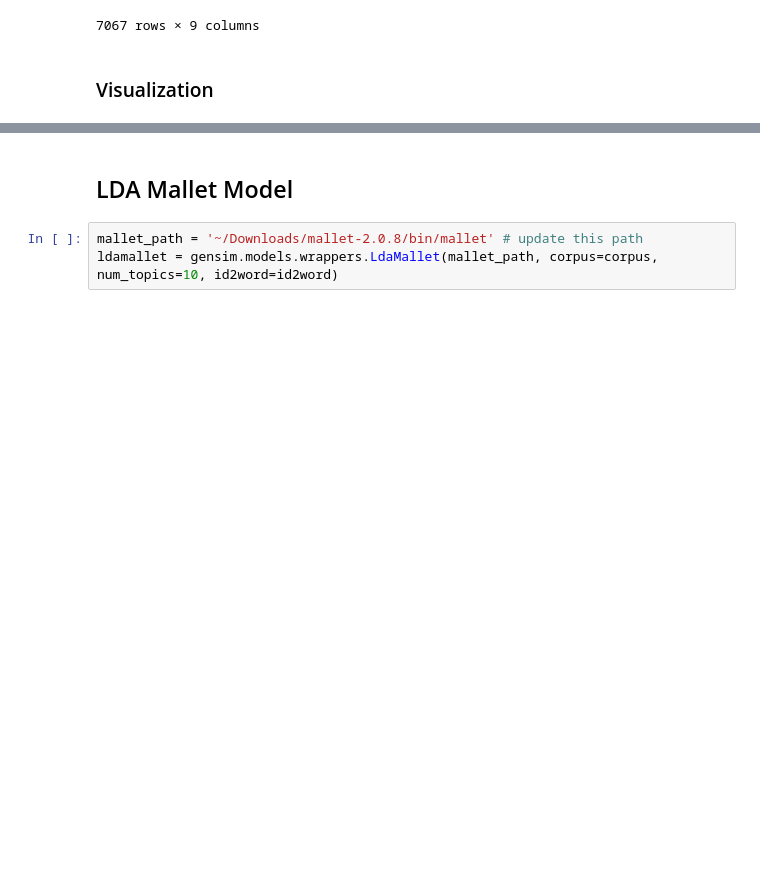
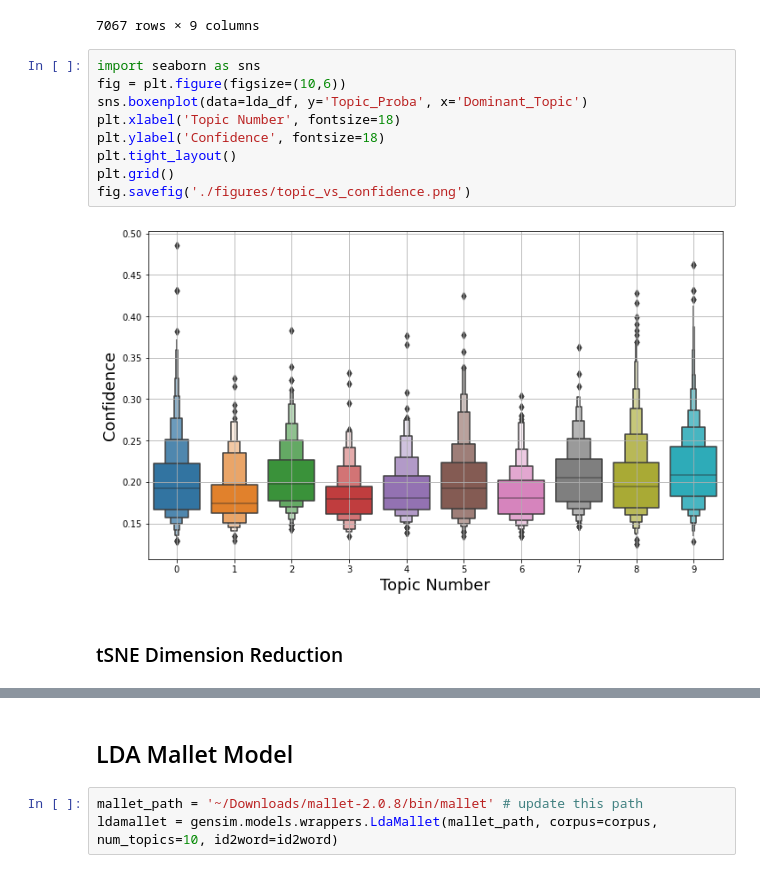
Before and after one commit to sejaldua/digesting-the-digest, a Jupyter notebook: medium-digest-topic-modeling.ipynb, the cells around one changed output, grey strips where cells are left out. Cells and saved outputs as stored; diff of their text form; blank space fills up the shorter version.

```diff
--- a/medium-digest-topic-modeling.ipynb
+++ b/medium-digest-topic-modeling.ipynb
@@ -529,8 +533,19 @@ lda_df
 | 7065 | 2020-01-01 16:30:00+00:00 | 5 scientific myths you probably b... | How a little knowledge can bring ... | Ethan Siegel | Starts With A Bang! | 8 | scientific myth probably believe ... | 0 | 0.1922 |
 | 7066 | 2020-01-01 16:30:00+00:00 | How Jo March Became a Girlboss | Every generation gets the 'Little... | Madeline Leung Coleman | GEN | 9 | march became girlboss every gener... | 2 | 0.1895 |
 7067 rows × 9 columns
+# %%
+import seaborn as sns
+fig = plt.figure(figsize=(10,6))
+sns.boxenplot(data=lda_df, y='Topic_Proba', x='Dominant_Topic')
+plt.xlabel('Topic Number', fontsize=18)
+plt.ylabel('Confidence', fontsize=18)
+plt.tight_layout()
+plt.grid()
+fig.savefig('./figures/topic_vs_confidence.png')
+# %% [output]
+[figure, added]
 # %% [markdown]
-### Visualization
+### tSNE Dimension Reduction
 # %%
 # Get topic weights
 topic_weights = []
```
Also changed, not shown: parts of 10 cells of this notebook, 5 other files.
